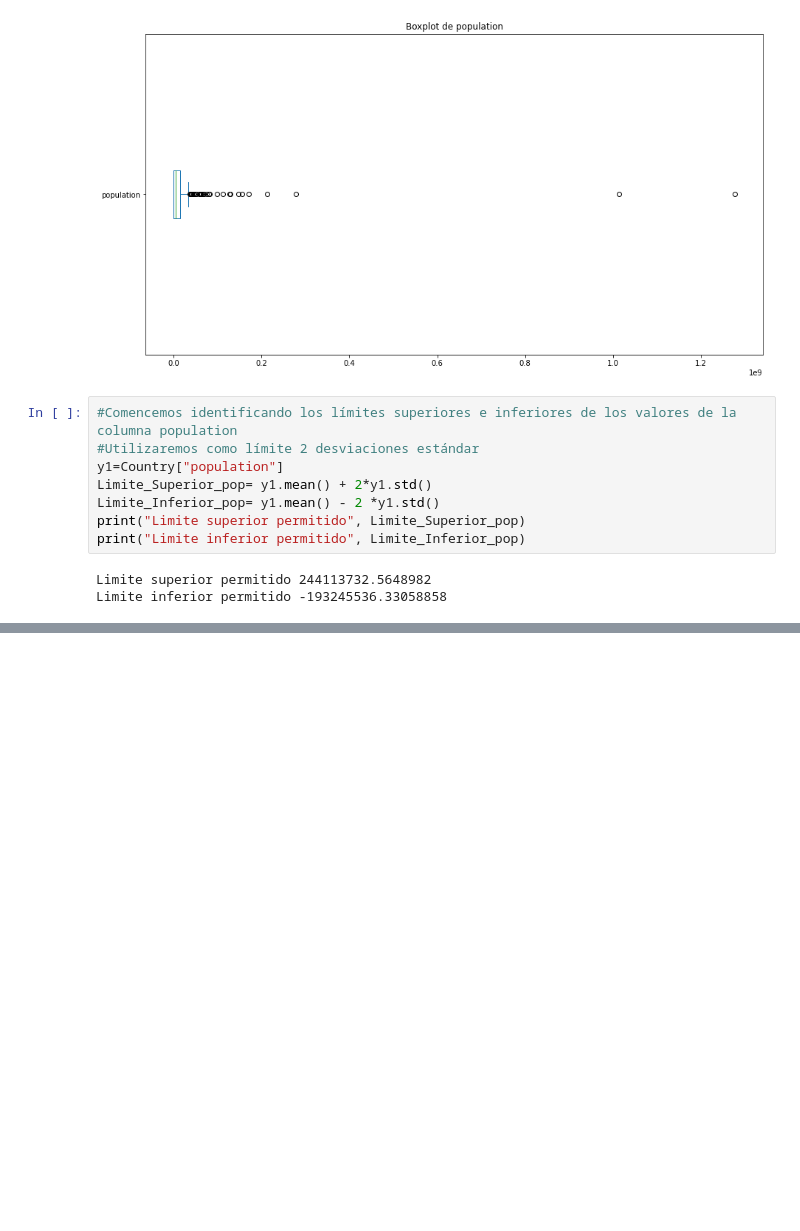
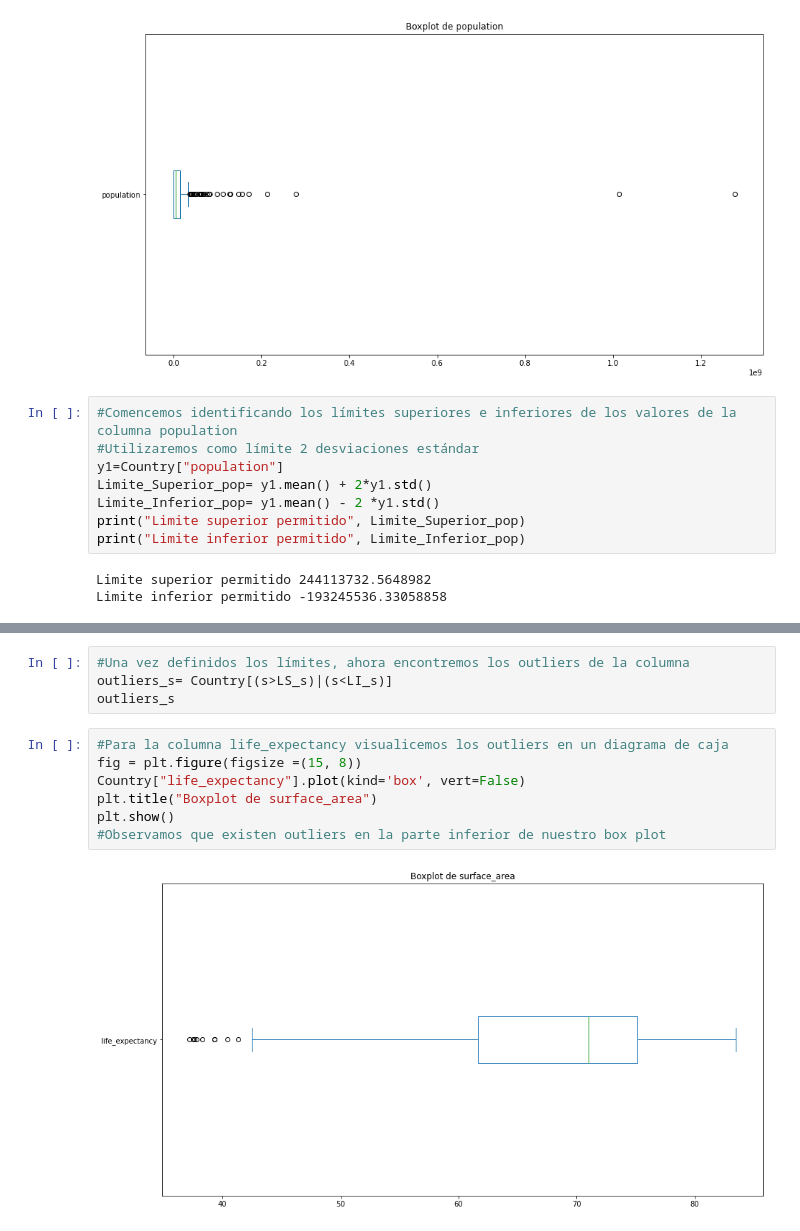
Before and after one commit to Papitasrancheras/Reto-Final, a Jupyter notebook: Reto_final.ipynb, the cells around one changed output, grey strips where cells are left out. Saved outputs shown, nothing was run; the diff lists cells and outputs as text; blank space fills up the shorter version.

```diff
--- a/Reto_final.ipynb
+++ b/Reto_final.ipynb
@@ -137,0 +188,13 @@ outliers_pop
+# %%
+#Una vez definidos los límites, ahora encontremos los outliers de la columna
+outliers_s= Country[(s>LS_s)|(s<LI_s)]
+outliers_s
+# %%
+#Para la columna life_expectancy visualicemos los outliers en un diagrama de caja
+fig = plt.figure(figsize =(15, 8))
+Country["life_expectancy"].plot(kind='box', vert=False)
+plt.title("Boxplot de surface_area")
+plt.show()
+#Observamos que existen outliers en la parte inferior de nuestro box plot
+# %% [output]
+[figure, added]
```
Also changed, not shown: parts of 10 cells of this notebook.
